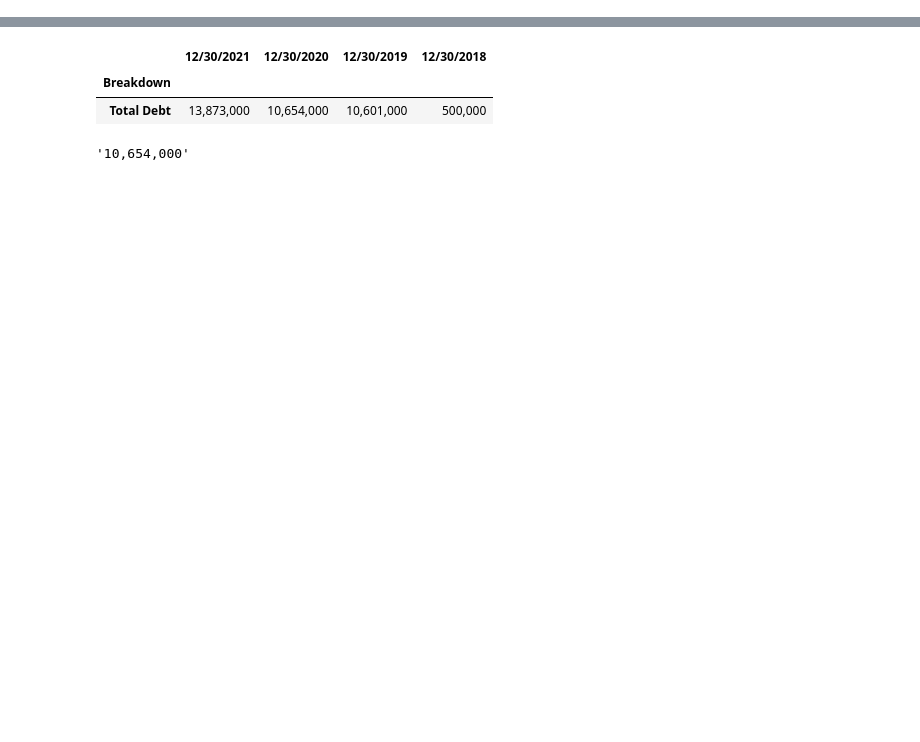
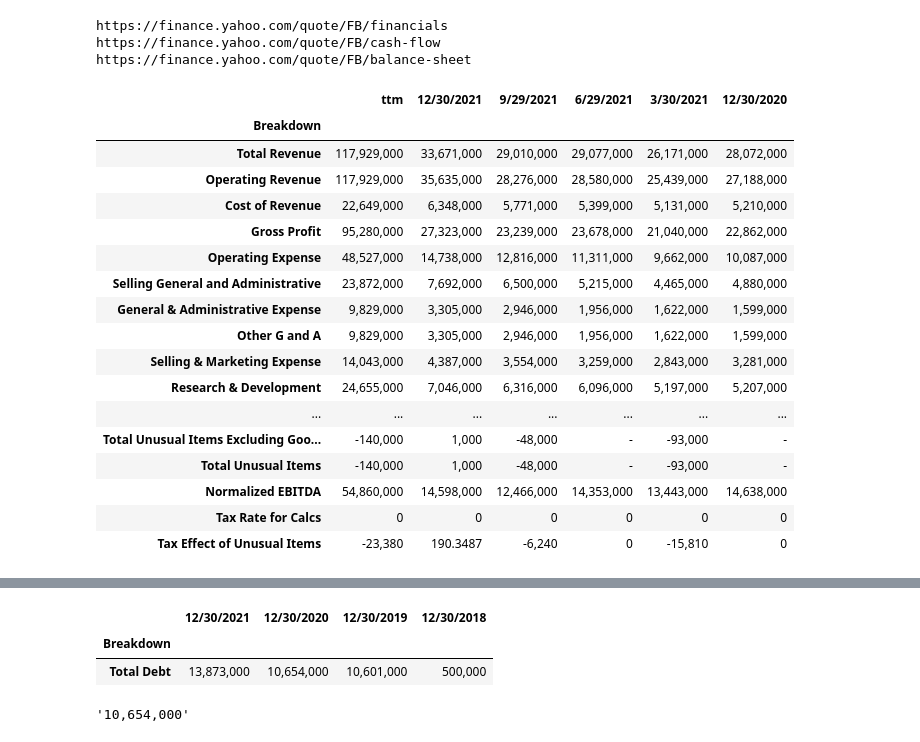
Before and after one commit to ankolaver/finyahoo-financialdata, a Jupyter notebook: getfindata.ipynb, the cells around one changed output, grey strips where cells are left out. Drawn from its saved outputs; the diff is of its cells as text; code cells hidden in the pictures; blank space fills up the shorter version.

```diff
--- a/getfindata.ipynb
+++ b/getfindata.ipynb
@@ -108,6 +119,48 @@ def get_financial_data(ticker, statement_type, expanded=False, quarterly=False):
 
     return pd.DataFrame(df1[1:], columns=df1[0,0:]).set_index(['Breakdown'])
 # %%
-pd.set_option('display.max_rows', None)
-pd.set_option('display.max_colwidth', None)
+def get_allstatements(ticker, statements):
+    """
+    Create a thread pool and download specified urls
+    """
+    final_statements = {}
+    with ThreadPoolExecutor(max_workers=3) as executor:
+        futures = {executor.submit(get_financial_data,
+                                   ticker,
+                                   statement,
+                                   expanded=expd,
+                                   quarterly=quart): statement for (statement, expd, quart) in statements}
+
+        for future in as_completed(futures):
+            final_statements[futures[future]] = future.result()
+
+    return final_statements
+
+if __name__ == '__main__':
+    FB_statement = get_allstatements("FB", [("INC", True, True),("BS", True, False), ("CF", True, False)])
+# %% [output]
+https://finance.yahoo.com/quote/FB/financials
+https://finance.yahoo.com/quote/FB/cash-flow
+https://finance.yahoo.com/quote/FB/balance-sheet
+# %%
+FB_statement['INC']
+# %% [output]
+|  | ttm | 12/30/2021 | 9/29/2021 | 6/29/2021 | 3/30/2021 | 12/30/2020 |
+| Breakdown |  |  |  |  |  |  |
+| Total Revenue | 117,929,000 | 33,671,000 | 29,010,000 | 29,077,000 | 26,171,000 | 28,072,000 |
+| Operating Revenue | 117,929,000 | 35,635,000 | 28,276,000 | 28,580,000 | 25,439,000 | 27,188,000 |
+| Cost of Revenue | 22,649,000 | 6,348,000 | 5,771,000 | 5,399,000 | 5,131,000 | 5,210,000 |
+| Gross Profit | 95,280,000 | 27,323,000 | 23,239,000 | 23,678,000 | 21,040,000 | 22,862,000 |
+| Operating Expense | 48,527,000 | 14,738,000 | 12,816,000 | 11,311,000 | 9,662,000 | 10,087,000 |
+| Selling General and Administrative | 23,872,000 | 7,692,000 | 6,500,000 | 5,215,000 | 4,465,000 | 4,880,000 |
+| General & Administrative Expense | 9,829,000 | 3,305,000 | 2,946,000 | 1,956,000 | 1,622,000 | 1,599,000 |
+| Other G and A | 9,829,000 | 3,305,000 | 2,946,000 | 1,956,000 | 1,622,000 | 1,599,000 |
+| Selling & Marketing Expense | 14,043,000 | 4,387,000 | 3,554,000 | 3,259,000 | 2,843,000 | 3,281,000 |
+| Research & Development | 24,655,000 | 7,046,000 | 6,316,000 | 6,096,000 | 5,197,000 | 5,207,000 |
+| ... | ... | ... | ... | ... | ... | ... |
+| Total Unusual Items Excluding Goo... | -140,000 | 1,000 | -48,000 | - | -93,000 | - |
+| Total Unusual Items | -140,000 | 1,000 | -48,000 | - | -93,000 | - |
+| Normalized EBITDA | 54,860,000 | 14,598,000 | 12,466,000 | 14,353,000 | 13,443,000 | 14,638,000 |
+| Tax Rate for Calcs | 0 | 0 | 0 | 0 | 0 | 0 |
+| Tax Effect of Unusual Items | -23,380 | 190.3487 | -6,240 | 0 | -15,810 | 0 |
 # %%
```
Also changed, not shown: parts of 10 cells of this notebook, 1 other file.
